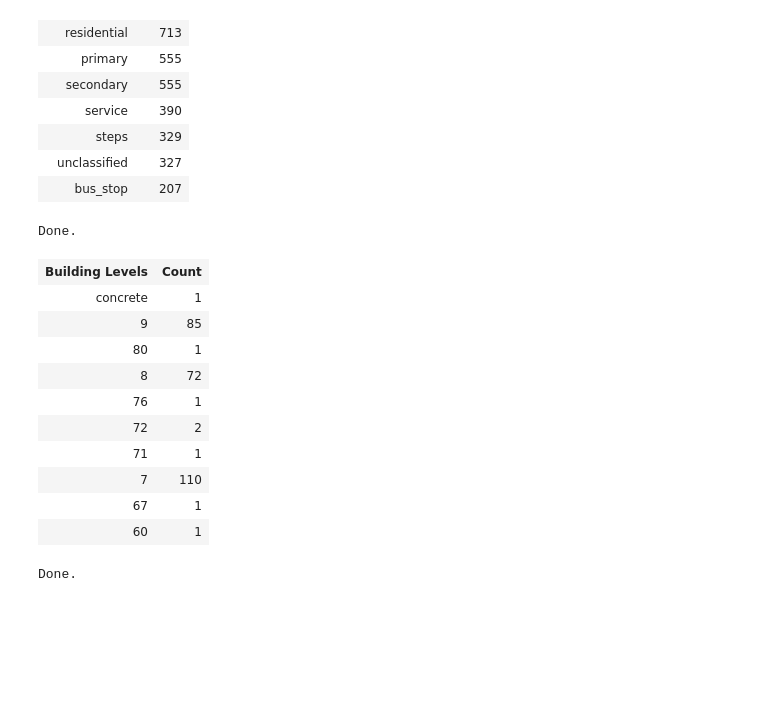
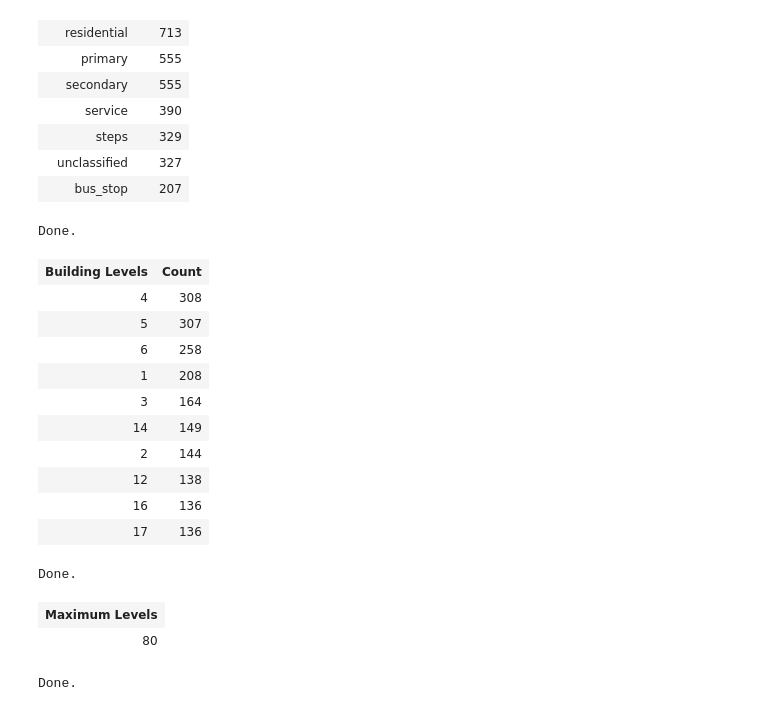
Before and after one commit to jaclynrich/manhattan-osm-wrangling, a Jupyter notebook: output_and_report/OpenStreetMap Data Wrangling and Case Study.ipynb, the cells around one changed output. Drawn from its saved outputs; the diff is of its cells as text; code cells hidden in the pictures; blank space fills up the shorter version.

```diff
--- a/output_and_report/OpenStreetMap Data Wrangling and Case Study.ipynb
+++ b/output_and_report/OpenStreetMap Data Wrangling and Case Study.ipynb
@@ -485,24 +492,34 @@ Done.
 # %%
 %%sql
 SELECT value AS 'Building Levels', COUNT(value) AS Count
 FROM tags
 WHERE key='building:levels'
 GROUP BY value
-ORDER BY value DESC
+ORDER BY Count Desc
 LIMIT 10;
 # %% [output]
 Done.
 | Building Levels | Count |
-| concrete | 1 |
-| 9 | 85 |
-| 80 | 1 |
-| 8 | 72 |
-| 76 | 1 |
-| 72 | 2 |
-| 71 | 1 |
-| 7 | 110 |
-| 67 | 1 |
-| 60 | 1 |
+| 4 | 308 |
+| 5 | 307 |
+| 6 | 258 |
+| 1 | 208 |
+| 3 | 164 |
+| 14 | 149 |
+| 2 | 144 |
+| 12 | 138 |
+| 16 | 136 |
+| 17 | 136 |
+# %%
+%%sql
+SELECT MAX(CAST(value AS INT)) AS 'Maximum Levels'
+FROM tags
+WHERE key='building:levels'
+LIMIT 10;
+# %% [output]
+Done.
+| Maximum Levels |
+| 80 |
 # %%
 %%sql
 SELECT MAX(CAST(value AS INT)) AS 'Maximum, Minimum Height'
```
Also changed, not shown: parts of 45 cells of this notebook.
